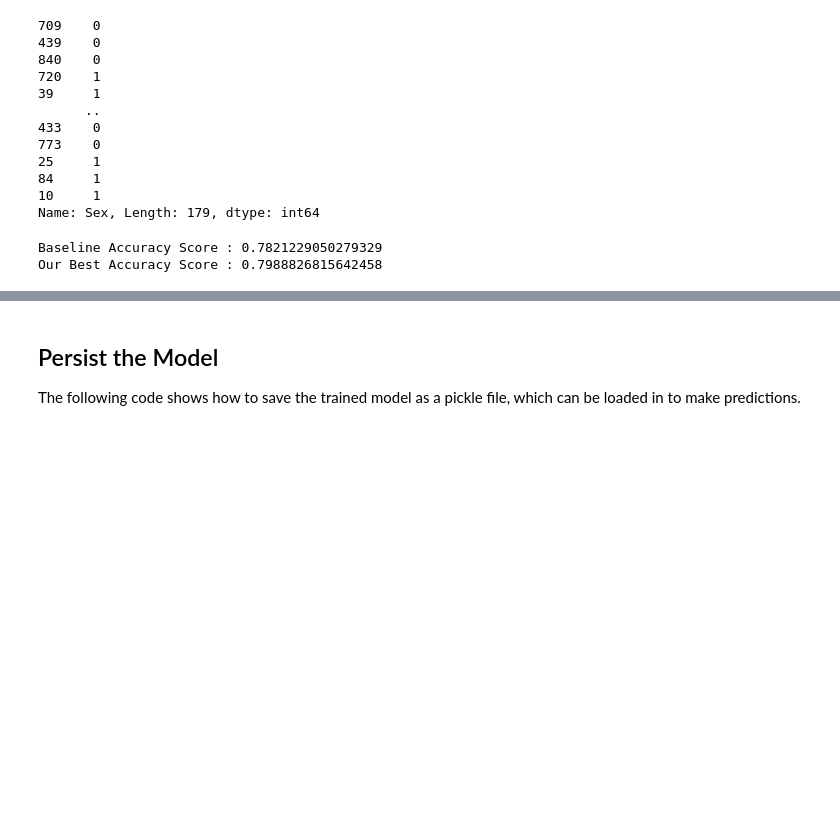
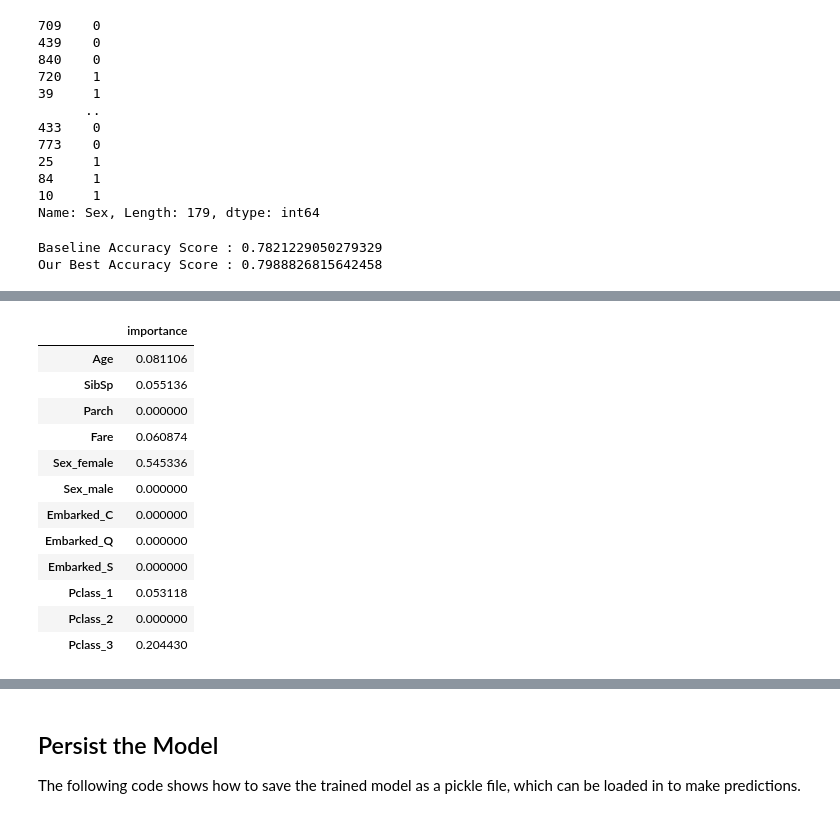
Before and after one commit to harrywang/mini-ml, a Jupyter notebook: mini-ds.ipynb, the cells around one changed output, grey strips where cells are left out. Drawn from its saved outputs; the diff is of its cells as text; code cells hidden in the pictures; blank space fills up the shorter version.

```diff
--- a/mini-ds.ipynb
+++ b/mini-ds.ipynb
@@ -595,0 +669,3 @@ Our Best Accuracy Score : 0.7988826815642458
+# %%
+num_original_feature_names = tree_clf_best[0].transformers_[0][2]
+num_original_feature_names
@@ -595,0 +707,17 @@ Our Best Accuracy Score : 0.7988826815642458
+# %%
+r = pd.DataFrame(i, index=feature_names, columns=['importance'])
+r
+# %% [output]
+|  | importance |
+| Age | 0.081106 |
+| SibSp | 0.055136 |
+| Parch | 0.000000 |
+| Fare | 0.060874 |
+| Sex_female | 0.545336 |
+| Sex_male | 0.000000 |
+| Embarked_C | 0.000000 |
+| Embarked_Q | 0.000000 |
+| Embarked_S | 0.000000 |
+| Pclass_1 | 0.053118 |
+| Pclass_2 | 0.000000 |
+| Pclass_3 | 0.204430 |
```
Also changed, not shown: parts of 15 cells of this notebook.
